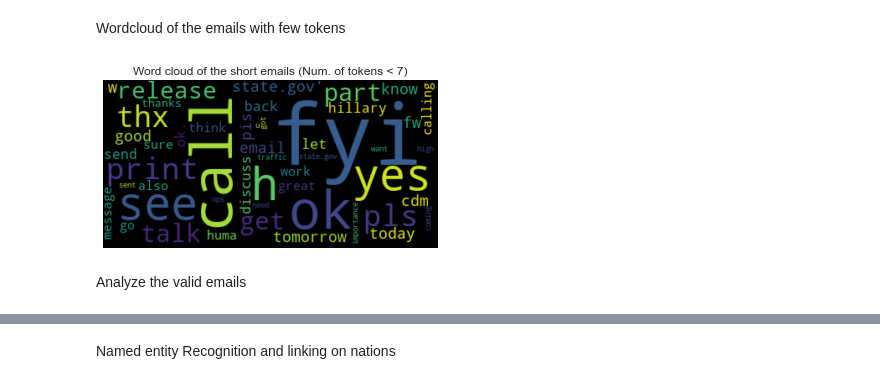
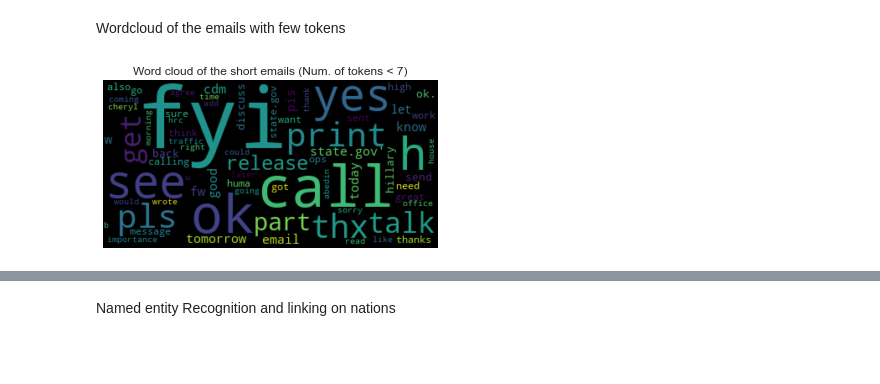
Before and after one commit to gianlucagiudice/hillary-clinton-leaked-emails, a Jupyter notebook: preprocess.ipynb, the cells around one changed output, grey strips where cells are left out. Cells and saved outputs as stored; diff of their text form; code cells hidden in the pictures; blank space fills up the shorter version.

```diff
--- a/preprocess.ipynb
+++ b/preprocess.ipynb
@@ -194,14 +200,24 @@ few_words_freq = words_flatten.value_counts()
 # %%
-wordcloud = WordCloud(max_font_size=100, max_words=50)
-wordcloud = wordcloud.generate_from_frequencies(few_words_freq)
-plt.figure()
-plt.title(f"Word cloud of the short emails (Num. of tokens < {TOKENS_THLD})")
-plt.imshow(wordcloud, interpolation="bilinear")
-plt.axis("off")
-plt.show()
+TOKENS_THLD = 7
+def flatten_tokens(tokens_list):
+    words_flatten = []
+    for token in tokens_list:
+        words_flatten += token
+    return pd.Series(words_flatten)
+
+def plot_wordcloud(words_freq, title, max_font, max_words):
+    wordcloud = WordCloud(max_font_size=max_font, max_words=max_words)
+    wordcloud = wordcloud.generate_from_frequencies(words_freq)
+    plt.figure()
+    plt.title(title)
+    plt.imshow(wordcloud, interpolation="bilinear")
+    plt.axis("off")
+    plt.show()
-# %% [output]
-[figure, removed]
-# %% [markdown]
-Analyze the valid emails
+# %%
+words_flatten = flatten_tokens(df[df["TokensLength"] < TOKENS_THLD]["Tokenized"])
+title = f"Word cloud of the short emails (Num. of tokens < {TOKENS_THLD})"
+plot_wordcloud(words_flatten.value_counts(), title, 100, 70)
+# %% [output]
+[figure, added]
 # %%
 words_flatten = flatten_tokens(df[df["TokensLength"] > TOKENS_THLD]["Tokenized"])
```
Also changed, not shown: parts of 20 cells of this notebook.
